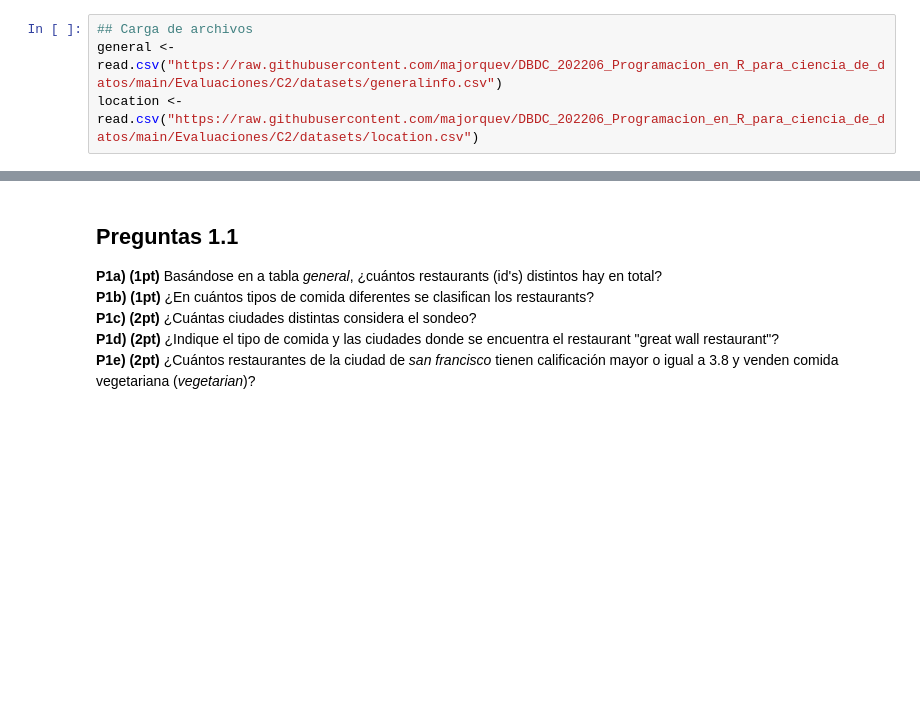
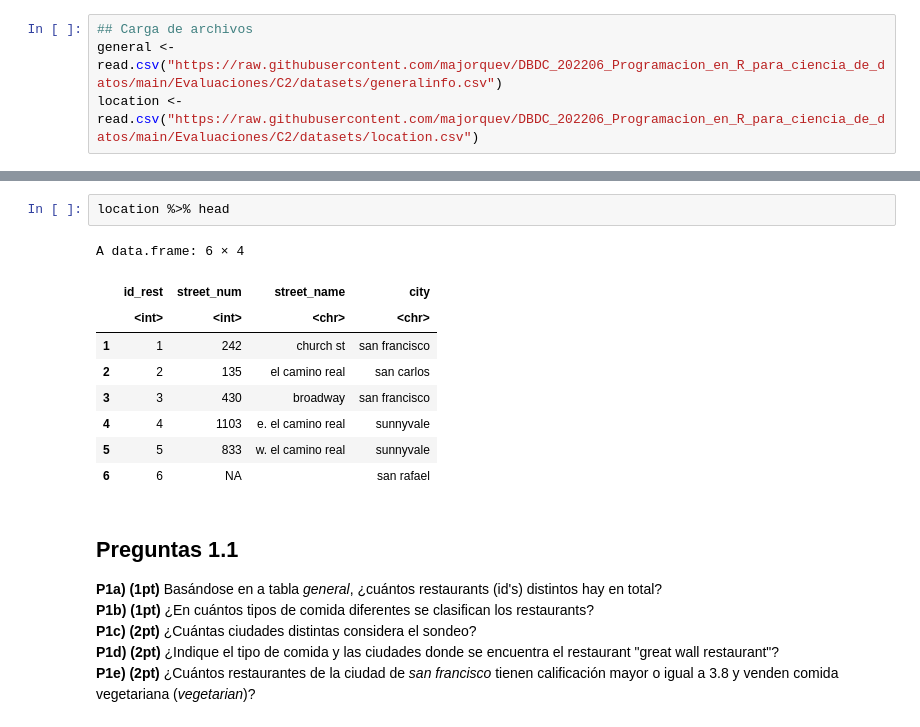
Before and after one commit to HaroldConley/diplomado_BD, a Jupyter notebook: Evaluaciones/C2/Control2.ipynb, the cells around one changed output, grey strips where cells are left out. Saved outputs shown, nothing was run; the diff lists cells and outputs as text; blank space fills up the shorter version.

```diff
--- a/Evaluaciones/C2/Control2.ipynb
+++ b/Evaluaciones/C2/Control2.ipynb
@@ -56,3 +84,15 @@ location <- read.csv("https://raw.githubusercontent.com/majorquev/DBDC_202206_Pr
+# %%
+location %>% head
+# %% [output]
+A data.frame: 6 × 4
+|  | id_rest | street_num | street_name | city |
+|  | <int> | <int> | <chr> | <chr> |
+| 1 | 1 | 242 | church st | san francisco |
+| 2 | 2 | 135 | el camino real | san carlos |
+| 3 | 3 | 430 | broadway | san francisco |
+| 4 | 4 | 1103 | e. el camino real | sunnyvale |
+| 5 | 5 | 833 | w. el camino real | sunnyvale |
+| 6 | 6 | NA |  | san rafael |
 # %% [markdown]
 ## Preguntas 1.1
 
```
Also changed, not shown: parts of 5 cells of this notebook.
